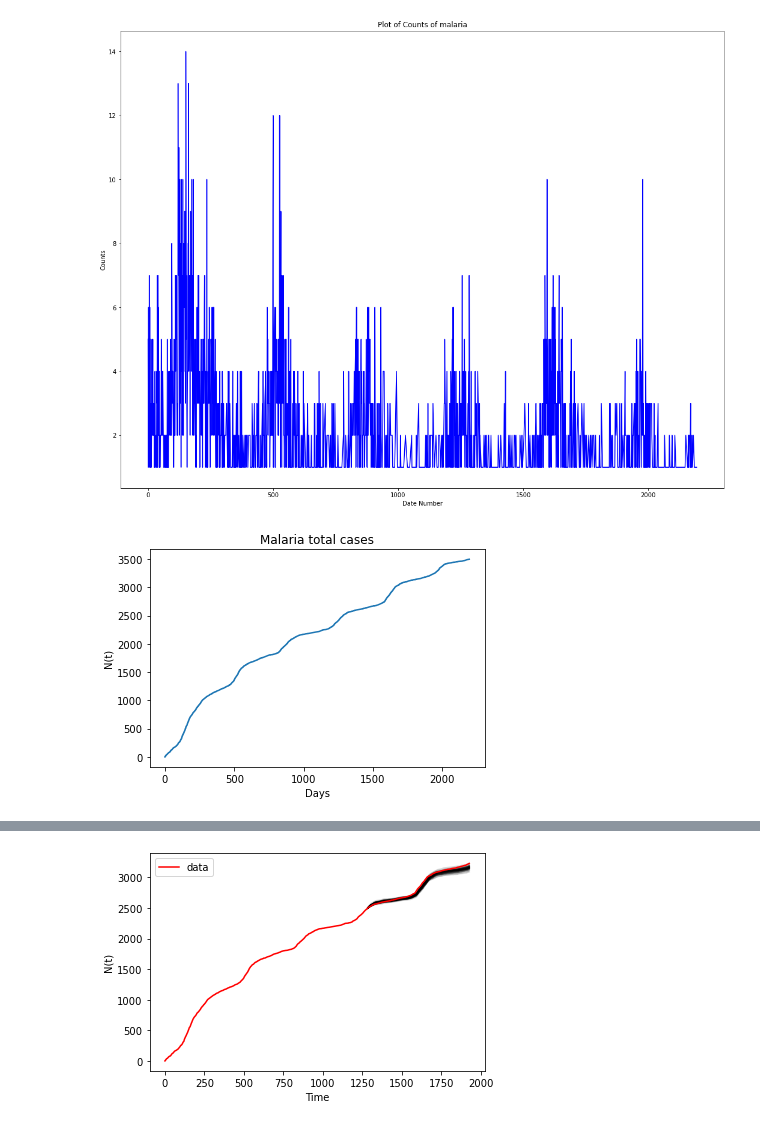
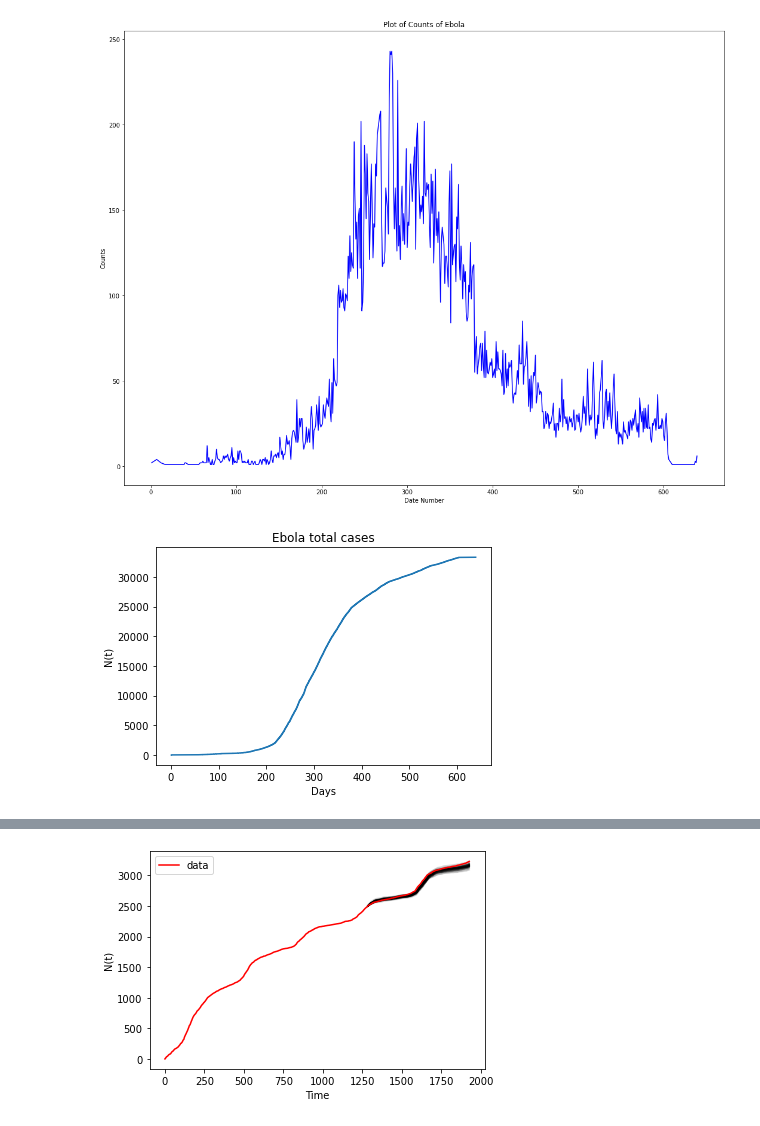
Before and after one commit to FormulaRabbit81/Group_Disease_2.0, a Jupyter notebook: Rough/Arav.ipynb, the cells around one changed output, grey strips where cells are left out. Saved outputs shown, nothing was run; the diff lists cells and outputs as text; code cells hidden in the pictures.

```diff
--- a/Rough/Arav.ipynb
+++ b/Rough/Arav.ipynb
@@ -9,0 +8,9 @@ data = data.drop(labels=range(3498,4591), axis=0)
+# %%
+from numpy import NaN, nan
+
+
+data = pd.read_csv("ebola.csv")
+#data.DateOnsetInferred = pd.to_datetime(data.DateOnsetInferred, format='%Y-%m-%d')
+#data = data[data["DateHospitalCurrentAdmit"] != 'NA']
+data = data.dropna(subset=['DateOnsetInferred'])
+data
@@ -10,6 +31,6 @@ data = data.drop(labels=range(3498,4591), axis=0)
 # %%
 from datetime import datetime
-def convert_date_to_number(date, earliest_date="01/01/2011"):
+def convert_date_to_number(date, earliest_date="2013-12-25"):
     """convert dates to numbers
 
     Args:
@@ -19,32 +40,32 @@ def convert_date_to_number(date, earliest_date="01/01/2011"):
     Returns:
         int: Number of days after the earliest_date
     """
-    date_format = "%d/%m/%Y"
-    delta = datetime.strptime(date, date_format) - datetime.strptime(earliest_date, date_format)
+    date_format = "%Y-%m-%d"
+    delta = datetime.strptime(str(date), date_format) - datetime.strptime(earliest_date, date_format)
     return delta.days
-date_nums = data["ds"].map(convert_date_to_number)
+date_nums = data["DateOnsetInferred"].map(convert_date_to_number)
 data['datenums'] = date_nums
 # %%
 counts = data.groupby(['datenums']).size()
 # %%
 fig = plt.figure(figsize = (18,14))
 #fig.set_facecolor('white')
 plt.plot(counts,color='b')
 plt.xlabel("Date Number")
 plt.ylabel("Counts")
-plt.title("Plot of Counts of malaria")
+plt.title("Plot of Counts of Ebola")
 plt.show()
 # %% [output]
-[figure, old version]
+[figure, new version]
 # %%
 totcounts = range(len(date_nums))
-plt.plot((date_nums), totcounts)
+plt.plot(sorted(date_nums), totcounts)
 plt.xlabel("Days")
 plt.ylabel("N(t)")
-plt.title("Malaria total cases")
+plt.title("Ebola total cases")
 plt.show()
 # %% [output]
-[figure, old version]
+[figure, new version]
 # %%
 def distribute(data):
     """Distribute cases in the same day evenly
```
Also changed, not shown: parts of 5 cells of this notebook.
